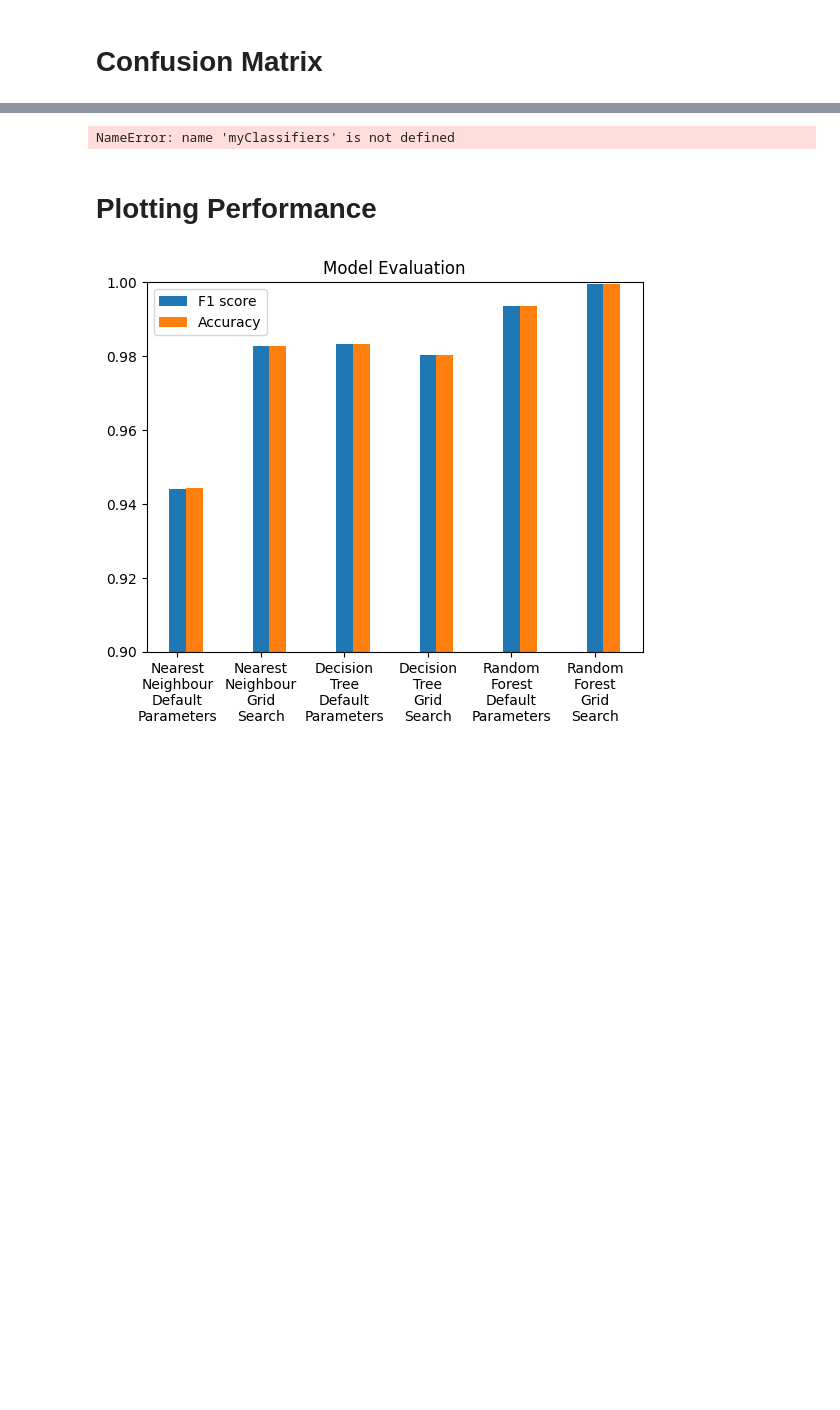
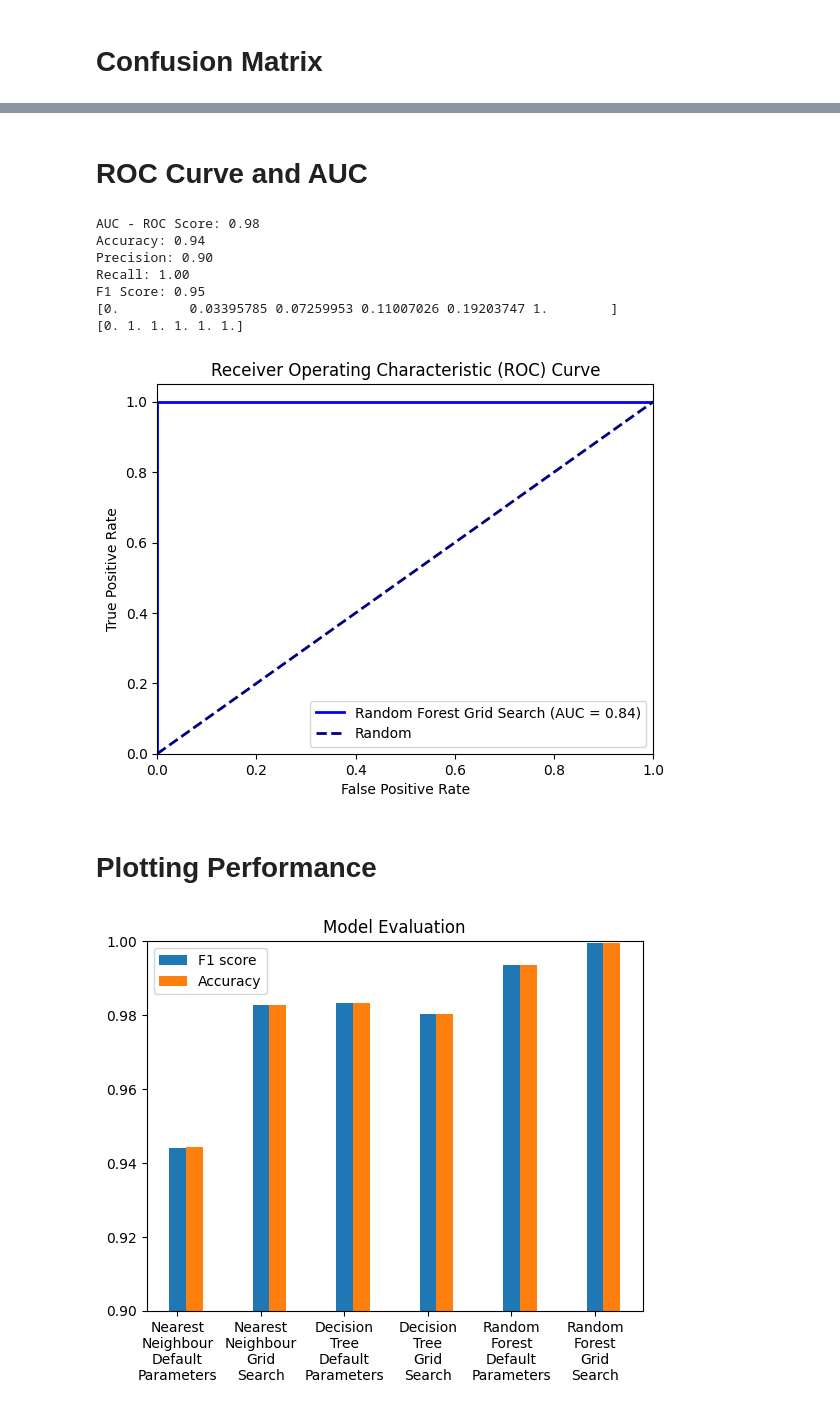
Before and after one commit to LikeMattorSomething/FutureTalentsProjects, a Jupyter notebook: GraceDataMLTests_V2.ipynb, the cells around one changed output, grey strips where cells are left out. Cells and saved outputs as stored; diff of their text form; code cells hidden in the pictures; blank space fills up the shorter version.

```diff
--- a/GraceDataMLTests_V2.ipynb
+++ b/GraceDataMLTests_V2.ipynb
@@ -76,6 +76,8 @@ elif ModelSelection == 2:
 elif ModelSelection == 3:
   if DefaultParameters == 2:
     parameters = {"n_estimators": range(1,10),"max_depth": range(1,30),"max_features": range(1,30)} # Parameters for random forest (estimators 181)
+  elif DefaultParameters == 3:
+    parameters = {'max_depth': (27,28), 'max_features': (1,2), 'n_estimators': (8,9)}
   else:
     parameters = {}
   modelType = RandomForestClassifier(random_state=40,verbose=1)
@@ -158,15 +139,69 @@ KNeighborsClassifier()
-# %%
-import matplotlib.pyplot as plt
-
-myClassifiers.plot(kind="bar")
-plt.title("Feature Importance")
-plt.show()
-
-DietImportance.plot(kind="bar")
-plt.title("Diet Feature Importance")
-plt.show()
-# %% [output]
-NameError: name 'myClassifiers' is not defined
+# %% [markdown]
+# ROC Curve and AUC
+# %%
+from sklearn.metrics import roc_auc_score, accuracy_score, precision_score, recall_score, f1_score, confusion_matrix, roc_curve, auc
+import matplotlib.pyplot as plt
+
+y_pred_proba = GSD.predict_proba(X_test_scaled)[:, 1]
+y_pred = GSD.predict(X_test_scaled)
+
+
+roc_auc = roc_auc_score(y_test, y_pred_proba)
+
+accuracy = accuracy_score(y_test, y_pred)
+precision = precision_score(y_test, y_pred, pos_label='2')
+recall = recall_score(y_test, y_pred, pos_label='2')
+f1 = f1_score(y_test, y_pred, pos_label='2')
+
+print(f"AUC - ROC Score: {roc_auc:.2f}")
+print(f"Accuracy: {accuracy:.2f}")
+print(f"Precision: {precision:.2f}")
+print(f"Recall: {recall:.2f}")
+print(f"F1 Score: {f1:.2f}")
+
+# Plot ROC curve
+fpr, tpr, thresholds = roc_curve(y_test, y_pred_proba, pos_label='2')
+roc_auc_plot = auc(fpr, tpr)
+
+
+
+print(fpr)
+print(tpr)
+
+
+RFGSfpr = [0., 0., 0., 0.00117096, 0.01288056, 0.05386417,
+       0.1557377, 0.44496487, 1.]
+RFGStpr = [0., 0.98313253, 1., 1., 1., 1.,
+       1., 1., 1.]
+
+
+
+
+
+roc_auc_plot_OverSamp = auc(NonOversampled['fpr'],NonOversampled['tpr'])
+
+plt.figure()
+#plt.plot(fpr, tpr, color='darkorange', lw=2, label='Oversampled (area = %0.2f)' % roc_auc_plot)
+
+plt.plot(RFGSfpr, RFGStpr, color='blue', lw=2, label='Random Forest Grid Search (AUC = %0.2f)' % roc_auc_plot_OverSamp)
+
+plt.plot([0, 1], [0, 1], color='navy', lw=2, linestyle='--', label = 'Random')
+plt.xlim([0.0, 1.0])
+plt.ylim([0.0, 1.05])
+plt.xlabel('False Positive Rate')
+plt.ylabel('True Positive Rate')
+plt.title('Receiver Operating Characteristic (ROC) Curve')
+plt.legend(loc="lower right")
+plt.show()
+# %% [output]
+AUC - ROC Score: 0.98
+Accuracy: 0.94
+Precision: 0.90
+Recall: 1.00
+F1 Score: 0.95
+[0.         0.03395785 0.07259953 0.11007026 0.19203747 1.        ]
+[0. 1. 1. 1. 1. 1.]
+[figure, added]
 # %% [markdown]
 # Plotting Performance
 # %%
```
Also changed, not shown: parts of 5 cells of this notebook.
